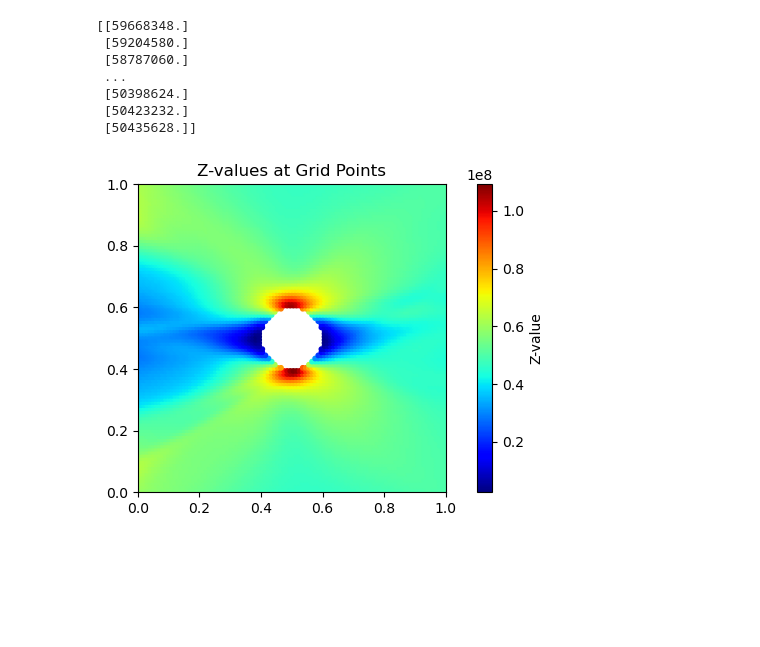
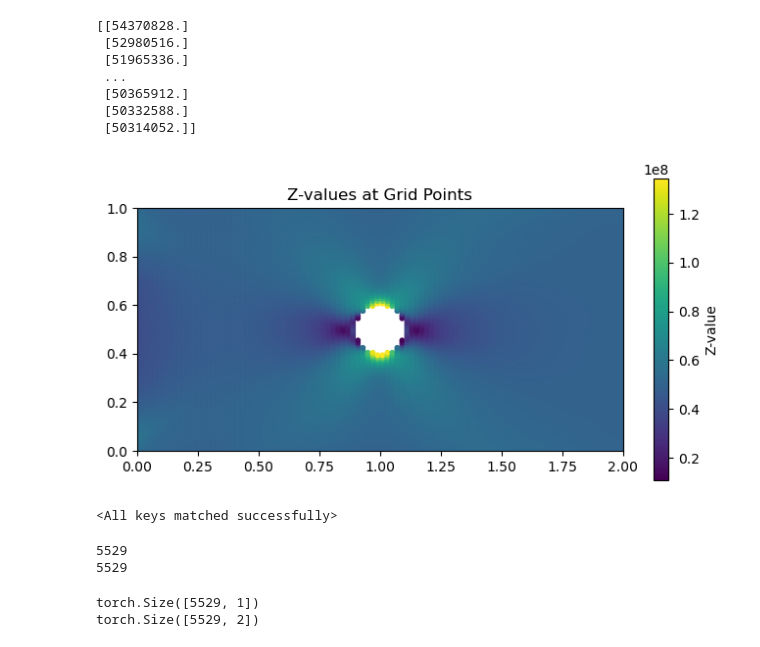
Before and after one commit to alleswe2k/PINNs, a Jupyter notebook: 2D_sheet_problem/complete.ipynb, the cells around one changed output. Saved outputs shown, nothing was run; the diff lists cells and outputs as text; code cells hidden in the pictures; blank space fills up the shorter version.

```diff
--- a/2D_sheet_problem/complete.ipynb
+++ b/2D_sheet_problem/complete.ipynb
@@ -55,6 +58,8 @@ class PINN():
         self.h = h
         self.l = l
         self.r = r
+
+        self.track_loss = []
 
         self.w_pde = 1
         self.w_bc = 1
@@ -157,6 +162,8 @@ class PINN():
         self.optimizer_lbfgs.zero_grad()
         loss.backward()
 
+        self.track_loss.append(loss.item())
+
         if self.iter % 100 == 0:
             print(f"Iter: {self.iter}, Loss: {'{:e}'.format(loss.item())}")
         self.iter += 1
@@ -172,6 +179,8 @@ class PINN():
             loss.backward()
             self.optimizer_adam.step()
             self.scheduler.step()
+
+            self.track_loss.append(loss.item())
 
             if epoch % 100 == 0:
                 print(f"Epoch {epoch}, Loss: {'{:e}'.format(loss.item())}")
@@ -231,17 +240,17 @@ def generate_points(pd, pb, l, h, r):
     Y = {'dom': dom_y, 'left': left_y, 'top': top_y, 'right': right_y, 'down': down_y, 'hole': hole_y}
     return X, Y
 # %%
-l = 1
+l = 2
 h = 1
 r = 0.1
 E = 1
 nu = 0.3
 
 
-X, Y = generate_points(10000, 500, l, h, r)
+X, Y = generate_points(8000, 400, l, h, r)
 
 nodes = 64
-layers = [2] + 6 * [nodes] + [5]
+layers = [2] + 5 * [nodes] + [5]
 # %%
 
 dom_x = X['dom']
@@ -251,7 +260,7 @@ mask_left = np.equal(dom_x, 0)
 mask_top = np.equal(dom_y, h)
 mask_right = np.equal(dom_x, l)
 mask_down = np.equal(dom_y, 0)
-rad = np.sqrt((dom_x*l - l/2)**2 + (dom_y*h - h/2)**2)
+rad = np.sqrt((dom_x - l/2)**2 + (dom_y - h/2)**2)
 mask_hole = np.isclose(rad, r)
 
 print(dom_x[mask_hole].shape)
@@ -367,21 +378,21 @@ sxy1 = sxy*sigma_0
 von_mises = np.sqrt(sxx1**2 + syy1**2 - sxx1*syy1 + 3*sxy1**2)
 print(von_mises)
 # %% [output]
-[[59668348.]
- [59204580.]
- [58787060.]
+[[54370828.]
+ [52980516.]
+ [51965336.]
  ...
- [50398624.]
- [50423232.]
- [50435628.]]
+ [50365912.]
+ [50332588.]
+ [50314052.]]
 # %%
 plt.figure(figsize=(8, 4))
-sc = plt.scatter(x_pred, y_pred, c=von_mises, cmap='jet', s=10)
+sc = plt.scatter(x_pred, y_pred, c=von_mises, cmap='viridis', s=10)
 plt.colorbar(sc, label="Z-value")
 plt.title("Z-values at Grid Points")
 plt.xlim(0, l)
 plt.ylim(0, h)
 plt.gca().set_aspect('equal')
 plt.show()
 # %% [output]
-[figure, old version]
+[figure, new version]
@@ -388 +402,7 @@ plt.show()
+# %%
+# Load model
+model = PINN(dom_x, dom_y, masks, layers, h, l, r, nu)
+model.dnn.load_state_dict(torch.load("models/plate_hole_1.pth", weights_only=True))
+# %% [output]
+<All keys matched successfully>
 # %%
@@ -391 +414,36 @@ df = pd.read_csv(csv_file, sep=";", skipinitialspace=True)
+# %%
+von_miss = df["Equivalent Stress"].values
+nodes = mesh.points[:,:2]
+a = len(nodes)
+node_features = torch.tensor(von_miss[:a], dtype=torch.float).view(-1, 1)
+
+print(len(nodes))
+
+print(len(node_features[:a]))
+# %% [output]
+5529
+5529
+# %%
+edges = []
+for cell in mesh.cells:
+    if cell.type == "triangle":
+        for element in cell.data:
+            edges.append([element[0], element[1]])
+            edges.append([element[1], element[0]])
+
+            edges.append([element[1], element[2]])
+            edges.append([element[2], element[1]])
+
+            edges.append([element[2], element[0]])
+            edges.append([element[0], element[2]])
+
+edges = torch.tensor(edges, dtype=torch.long).t().contiguous()
+pos = torch.tensor(nodes, dtype=torch.float)
+
+data = Data(x=node_features, edge_index=edges, pos=pos)
+print(data.x.shape)
+print(data.pos.shape)
+# %% [output]
+torch.Size([5529, 1])
+torch.Size([5529, 2])
 # %%
```
Also changed, not shown: parts of 22 cells of this notebook, 36 other files.
